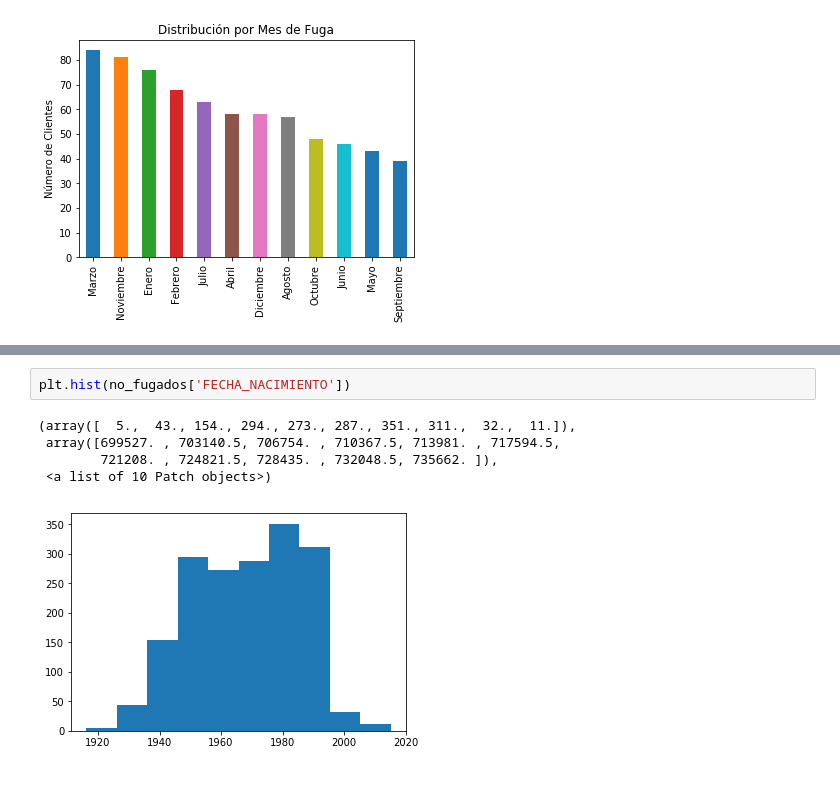
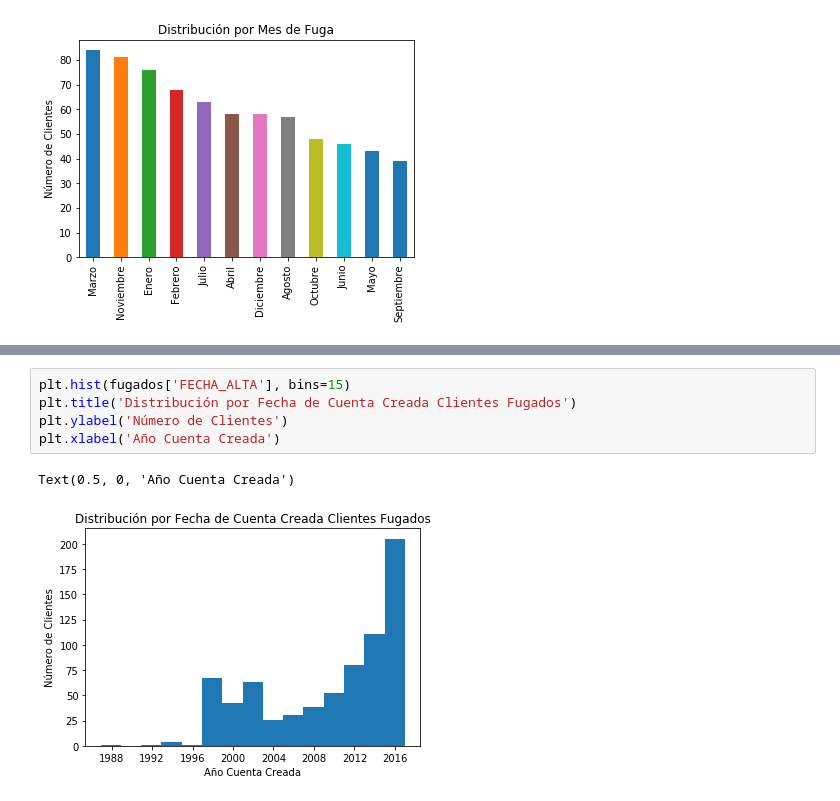
Before and after one commit to alejandrobr99/BBVA_YPD_LUIS-ALEJANDRO-BUITRAGO, a Jupyter notebook: BBVA_YPD_BASE_ID.ipynb, the cells around one changed output, grey strips where cells are left out. Drawn from its saved outputs; the diff is of its cells as text.

```diff
--- a/BBVA_YPD_BASE_ID.ipynb
+++ b/BBVA_YPD_BASE_ID.ipynb
@@ -452,8 +428,8 @@ plt.hist(fugados['FECHA_NACIMIENTO'])
-# %%
-plt.hist(no_fugados['FECHA_NACIMIENTO'])
-# %% [output]
-(array([  5.,  43., 154., 294., 273., 287., 351., 311.,  32.,  11.]),
- array([699527. , 703140.5, 706754. , 710367.5, 713981. , 717594.5,
-        721208. , 724821.5, 728435. , 732048.5, 735662. ]),
- <a list of 10 Patch objects>)
-[figure, removed]
+# %%
+plt.hist(fugados['FECHA_ALTA'], bins=15)
+plt.title('Distribución por Fecha de Cuenta Creada Clientes Fugados')
+plt.ylabel('Número de Clientes')
+plt.xlabel('Año Cuenta Creada')
+# %% [output]
+Text(0.5, 0, 'Año Cuenta Creada')
+[figure, added]
```
Also changed, not shown: parts of 6 cells of this notebook.
